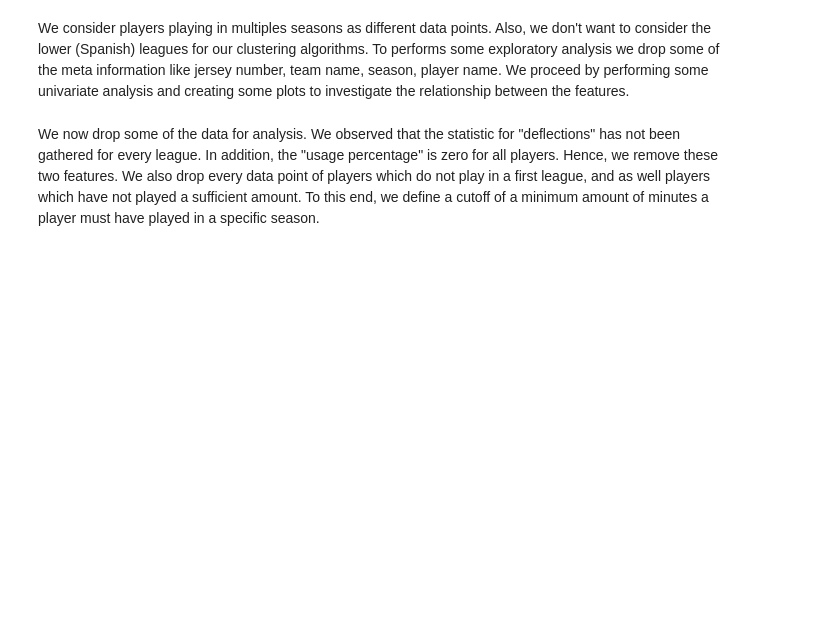
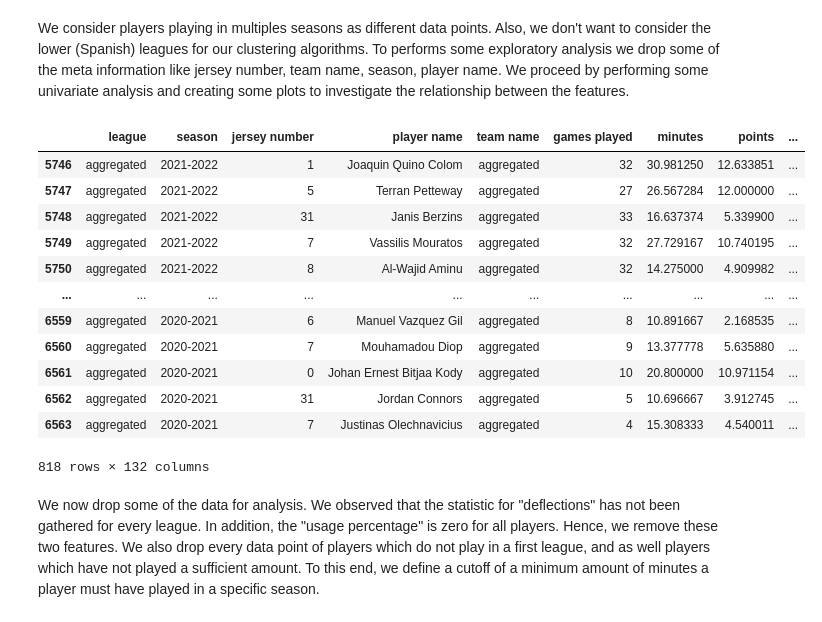
Before and after one commit to pmoecke/basketball-analytics, a Jupyter notebook: ml-models/preprocess_data.ipynb, the cells around one changed output. Cells and saved outputs as stored; diff of their text form; code cells hidden in the pictures; blank space fills up the shorter version.

```diff
--- a/ml-models/preprocess_data.ipynb
+++ b/ml-models/preprocess_data.ipynb
@@ -155,6 +155,22 @@ df = aggregate_stats(df, df_mulitiples)
 df_check_ind = df.duplicated(subset=["player name", "season"], keep=False)
 df_mulitiples = df[df_check_ind]
 print(f"Check for multiple entries (after): {df_mulitiples.shape[0]}")
+# %%
+df[df["league"] == "aggregated"]
+# %% [output]
+|  | league | season | jersey number | player name | team name | games played | minutes | points | ... |
+| 5746 | aggregated | 2021-2022 | 1 | Joaquin Quino Colom | aggregated | 32 | 30.981250 | 12.633851 | ... |
+| 5747 | aggregated | 2021-2022 | 5 | Terran Petteway | aggregated | 27 | 26.567284 | 12.000000 | ... |
+| 5748 | aggregated | 2021-2022 | 31 | Janis Berzins | aggregated | 33 | 16.637374 | 5.339900 | ... |
+| 5749 | aggregated | 2021-2022 | 7 | Vassilis Mouratos | aggregated | 32 | 27.729167 | 10.740195 | ... |
+| 5750 | aggregated | 2021-2022 | 8 | Al-Wajid Aminu | aggregated | 32 | 14.275000 | 4.909982 | ... |
+| ... | ... | ... | ... | ... | ... | ... | ... | ... | ... |
+| 6559 | aggregated | 2020-2021 | 6 | Manuel Vazquez Gil | aggregated | 8 | 10.891667 | 2.168535 | ... |
+| 6560 | aggregated | 2020-2021 | 7 | Mouhamadou Diop | aggregated | 9 | 13.377778 | 5.635880 | ... |
+| 6561 | aggregated | 2020-2021 | 0 | Johan Ernest Bitjaa Kody | aggregated | 10 | 20.800000 | 10.971154 | ... |
+| 6562 | aggregated | 2020-2021 | 31 | Jordan Connors | aggregated | 5 | 10.696667 | 3.912745 | ... |
+| 6563 | aggregated | 2020-2021 | 7 | Justinas Olechnavicius | aggregated | 4 | 15.308333 | 4.540011 | ... |
+818 rows × 132 columns
 # %% [markdown]
 We now drop some of the data for analysis. We observed that the statistic for "deflections" has not been gathered for every league. In addition, the "usage percentage" is zero for all players. Hence, we remove these two features. We also drop every data point of players which do not play in a first league, and as well players which have not played a sufficient amount. To this end, we define a cutoff of a minimum amount of minutes a player must have played in a specific season.
 # %%
```
Also changed, not shown: parts of 1 cell of this notebook, 2 other files.
